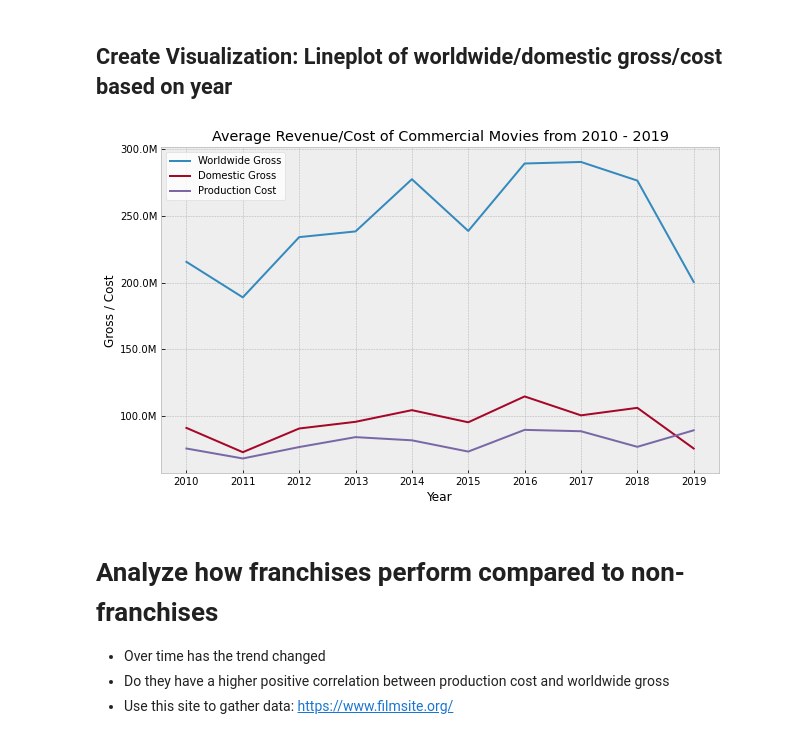
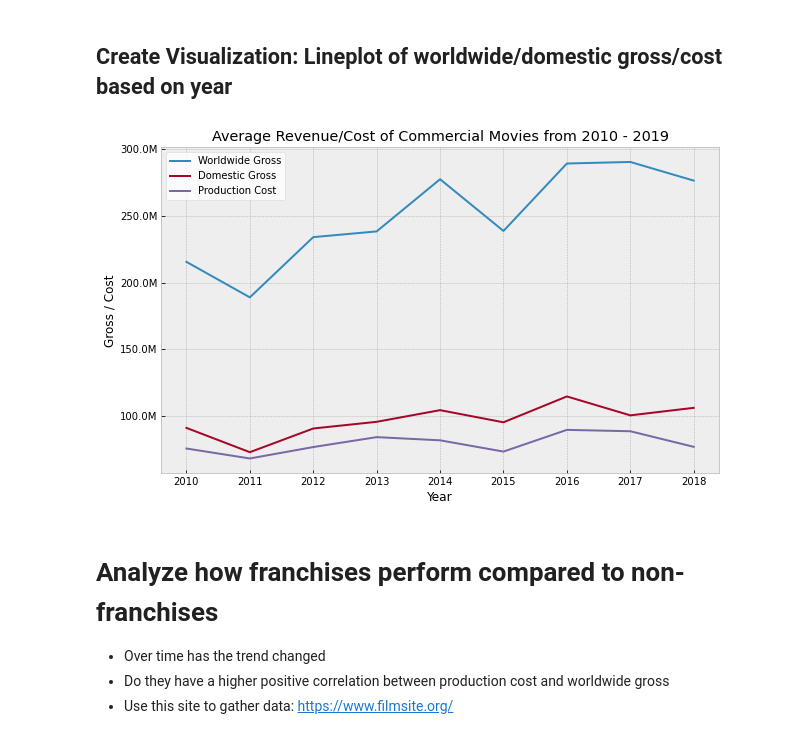
Before and after one commit to kuninethan95/dsc-phase-1-project, a Jupyter notebook: Phase 1 Project Notebook.ipynb, the cells around one changed output. Cells and saved outputs as stored; diff of their text form; code cells hidden in the pictures.

```diff
--- a/Phase 1 Project Notebook.ipynb
+++ b/Phase 1 Project Notebook.ipynb
@@ -808,23 +808,25 @@ array([2011, 2019, 2015, 2018, 2017, 2013, 2012, 2010, 2016, 2014])
 gby = budgets_years.groupby('year')[['production_budget','domestic_gross', 'worldwide_gross']].agg('mean', 'median').reset_index()
 # %% [markdown]
 ## Create Visualization: Lineplot of worldwide/domestic gross/cost based on year
+# %%
+gby = gby.drop(9, axis=0)
 # %%
 with plt.style.context('bmh'):
     fig, ax = plt.subplots(figsize=(10,6))
     ax.plot(gby['year'], gby['worldwide_gross'], label='Worldwide Gross')
     ax.plot(gby['year'], gby['domestic_gross'], label='Domestic Gross')
     ax.plot(gby['year'], gby['production_budget'], label='Production Cost')
 
     ax.set_xlabel('Year')
     ax.set_ylabel('Gross / Cost')
     ax.set_title('Average Revenue/Cost of Commercial Movies from 2010 - 2019')
     formatter = FuncFormatter(millions)
     ax.yaxis.set_major_formatter(formatter)
 
     ax.legend(facecolor='white')
-    ax.set_xticks(np.arange(2010, 2020, 1))
+    ax.set_xticks(np.arange(2010, 2019, 1))
 # %% [output]
-[figure, old version]
+[figure, new version]
 # %% [markdown]
 # Analyze how franchises perform compared to non-franchises
 - Over time has the trend changed
```
Also changed, not shown: parts of 6 cells of this notebook, 2 other files.
